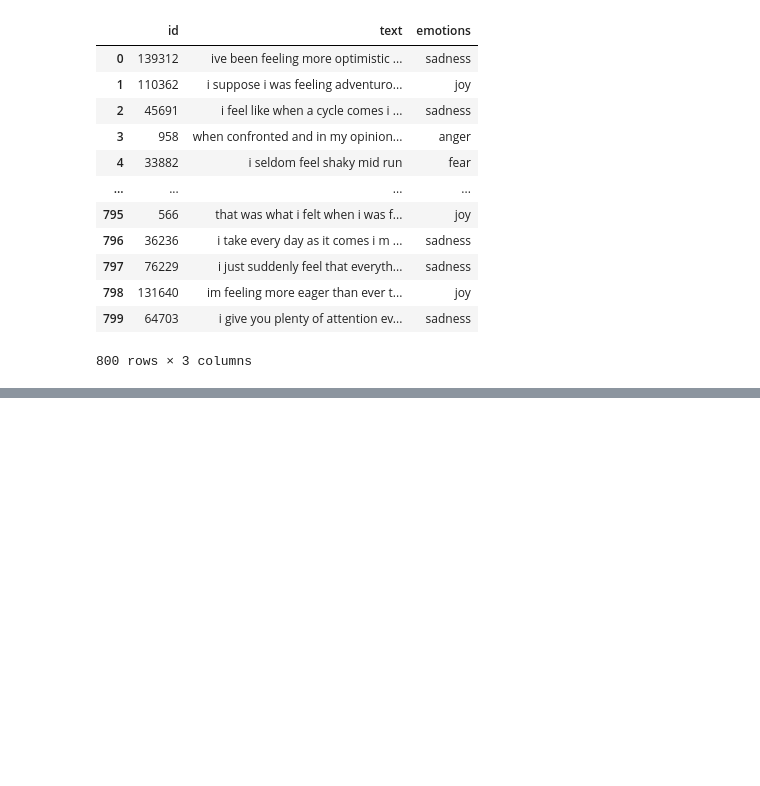
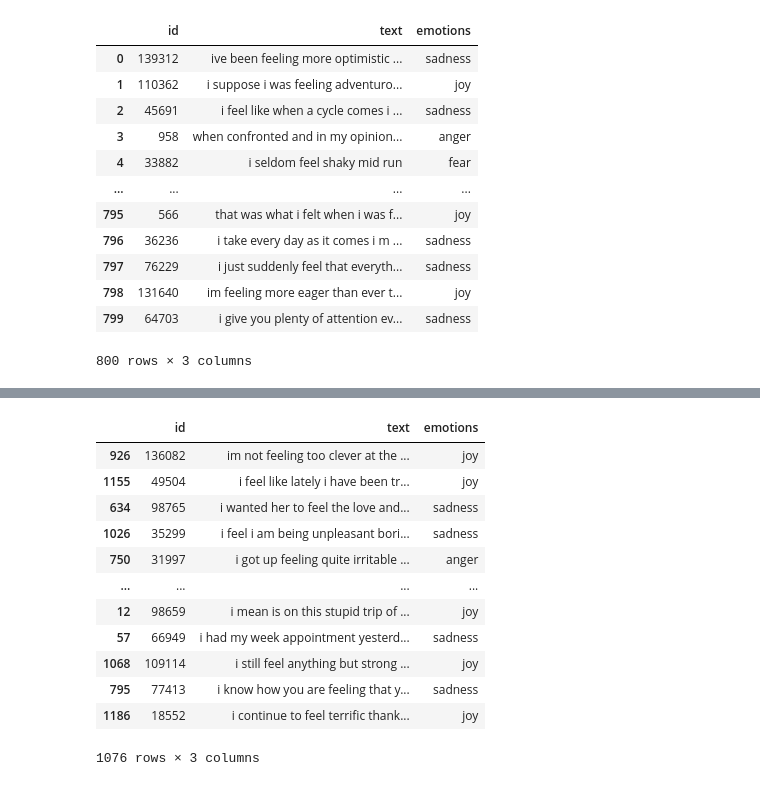
Before and after one commit to Wenxin-Jiang/CS577-NLP, a Jupyter notebook: HW1/hw1_LR.ipynb, the cells around one changed output, grey strips where cells are left out. Drawn from its saved outputs; the diff is of its cells as text; code cells hidden in the pictures; blank space fills up the shorter version.

Commit message:
cross validation done

```diff
--- a/HW1/hw1_LR.ipynb
+++ b/HW1/hw1_LR.ipynb
@@ -227,3 +220,13 @@ dataset
 | 798 | 131640 | im feeling more eager than ever t... | joy |
 | 799 | 64703 | i give you plenty of attention ev... | sadness |
 800 rows × 3 columns
+# %%
+def sigmoid(x: float):
+    # Logistic regression function (Sigmoid)
+    output = 1 / (1 + np.exp(-x))
+    return output
+
+
+def read_csv(path: str) -> pd.DataFrame:
+    file = pd.read_csv(path)
+    return file
@@ -229,0 +245,32 @@ dataset
+# %%
+def data_loading(epoch, num_epochs):
+    # Load raw dataset
+    TRAIN_PATH = "./train.csv"
+    TEST_PATH = "./test.csv"
+    train_set = read_csv(TRAIN_PATH)
+    test_set = read_csv(TEST_PATH)
+
+    # data cleaning
+    train_set = data_cleaning(train_set)
+    test_set = data_cleaning(test_set)
+
+    logger.info(f"After data cleaning, len(train_set) is {len(train_set)}, len(test_set) is {len(test_set)}")
+
+    # Cross validation
+    # logger.debug(train_set)
+    df_shuffle = train_set.sample(frac=1)
+    # logger.debug(df_shuffle)
+    logger.info(len(df_shuffle))
+    df_size = len(df_shuffle)
+    idx_split_left = df_size//num_epochs * (epoch)
+    idx_split_right = df_size//num_epochs * (epoch+1)
+    train_set = pd.concat([df_shuffle.iloc[:idx_split_left], df_shuffle.iloc[idx_split_right:]])
+    val_set = df_shuffle.iloc[idx_split_left:idx_split_right]
+    return train_set, val_set, test_set
+# %%
+num_epochs = 10
+for epoch in range(num_epochs):
+    train_set, val_set, test_set, df_shuffle = data_loading(epoch, num_epochs)
+    logger.debug(df_shuffle)
+    break
+    # logger.debug(f"{len(train_set)}, {len(val_set)}, {len(test_set)}")
@@ -229,0 +294,16 @@ dataset
+# %%
+train_set
+# %% [output]
+|  | id | text | emotions |
+| 926 | 136082 | im not feeling too clever at the ... | joy |
+| 1155 | 49504 | i feel like lately i have been tr... | joy |
+| 634 | 98765 | i wanted her to feel the love and... | sadness |
+| 1026 | 35299 | i feel i am being unpleasant bori... | sadness |
+| 750 | 31997 | i got up feeling quite irritable ... | anger |
+| ... | ... | ... | ... |
+| 12 | 98659 | i mean is on this stupid trip of ... | joy |
+| 57 | 66949 | i had my week appointment yesterd... | sadness |
+| 1068 | 109114 | i still feel anything but strong ... | joy |
+| 795 | 77413 | i know how you are feeling that y... | sadness |
+| 1186 | 18552 | i continue to feel terrific thank... | joy |
+1076 rows × 3 columns
```
Also changed, not shown: parts of 11 cells of this notebook, 2 other files.
